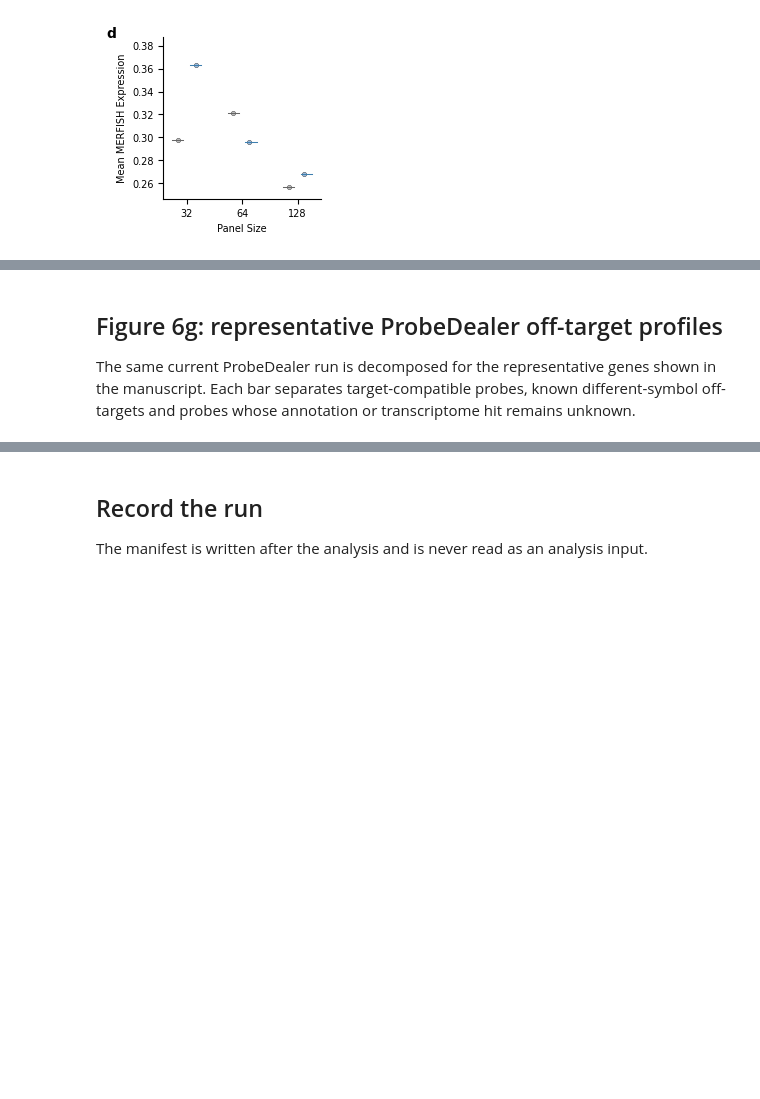
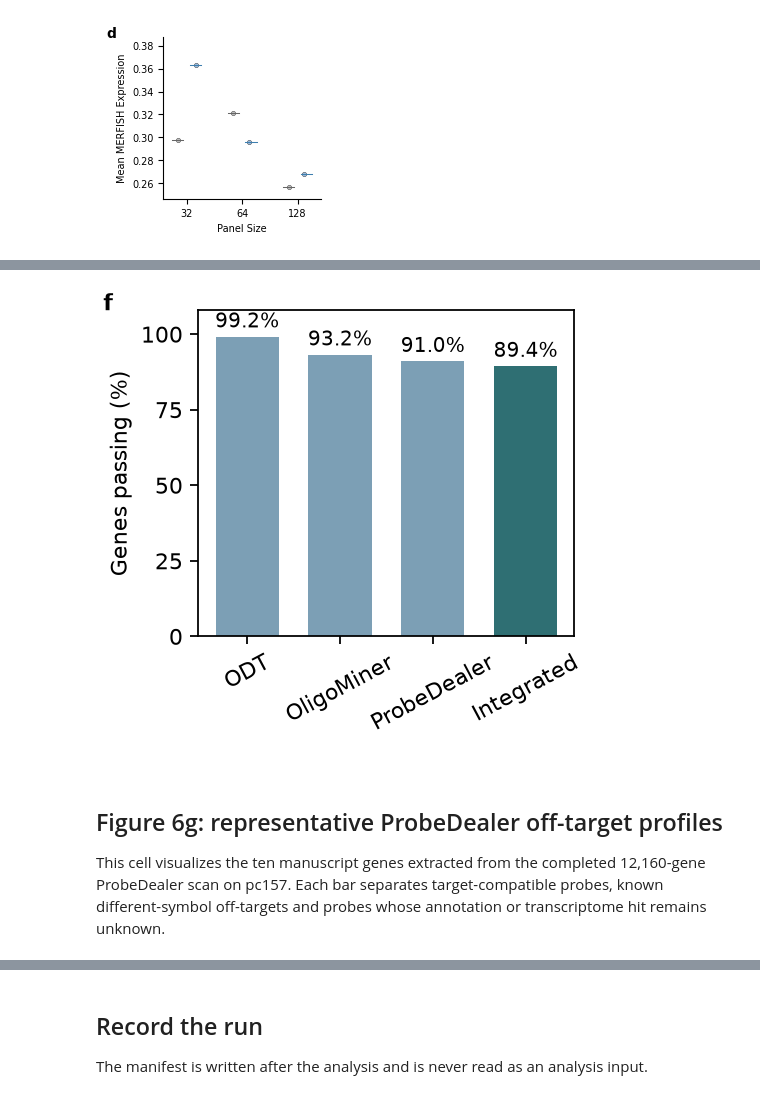
Before and after one commit to fym0503/SMITH, a Jupyter notebook: docs/source/tutorials/notebooks/agent_section/05_SMITH_Agent_Evaluation_executed.ipynb, the cells around one changed output, grey strips where cells are left out. Cells and saved outputs as stored; diff of their text form; code cells hidden in the pictures; blank space fills up the shorter version.

Commit message:
Visualize completed Agent probe results

```diff
--- a/docs/source/tutorials/notebooks/agent_section/05_SMITH_Agent_Evaluation_executed.ipynb
+++ b/docs/source/tutorials/notebooks/agent_section/05_SMITH_Agent_Evaluation_executed.ipynb
@@ -103,7 +99,7 @@ agent_plan = [
     {"skill": "panel_optimization", "tool": "run_smith_selection", "status": "completed"},
     {"skill": "reference_retrieval", "tool": "aggregate_reference_panel_ranks", "status": "completed"},
     {"skill": "evaluation", "tool": "evaluate_cross_dataset_panel", "status": "completed"},
-    {"skill": "feasibility_filtering", "tool": "run_three_backend_feasibility", "status": "preflight"},
+    {"skill": "feasibility_filtering", "tool": "visualize_reference_probe_results", "status": "reference"},
 ]
 
 source_run = run_smith(
@@ -111,15 +107,6 @@ source_run = run_smith(
     tasks="recon,cls", task_name="liver_source_seed1", panel_size=128,
     epochs=EPOCHS, device=DEVICE, seed=1, batch_size=128,
     sampling_strategy="celltype", force=True, include_in_memory=True,
-)
-# Figure 6f-g uses the complete CellxGene liver candidate universe.
-source_probe_ranking = rank_genes_from_adata_loaded(
-    source_probe_raw, dataset_id="cellxgene_liver_scrna",
-    data_role="source_scrna_probe_feasibility", symbol_column="feature_name",
-    max_cells=int(os.environ.get("SMITH_TUTORIAL_RANK_MAX_CELLS", "50000")),
-    seed=1, min_detection_rate=0.01, expression_weight=0.20,
-    variability_weight=0.30, detection_weight=0.10, spatial_weight=0.0,
-    hvg_weight=0.40,
 )
 reference_runs = []
 for name, reference in (("PSC011_C1_visium", ref_a), ("WSSS_F_IMMsp9838712", ref_b)):
@@ -228,29 +215,34 @@ The manuscript evaluates the complete ranked liver scRNA candidate universe, rat
 # %%
-probe_analysis = run_probe_feasibility_loaded(
-    source_probe_ranking,
-    CASE_OUTPUT / "probe_feasibility",
-    project_root=ROOT,
-    species="homo_sapiens",
-    human_reference_dir=os.environ.get("SMITH_HUMAN_REFERENCE_DIR"),
-    gene_metadata_h5ad=paths["agent/liver_merfish/cellxgene_liver_scrna.h5ad"],
-    max_genes=12160,
-    force=True,
-)
-pass_rates = probe_analysis["pass_rates"]
+probe_reference_root = ROOT / "reproducibility/reference_outputs"
+gate_summary = pd.read_csv(probe_reference_root / "agent_full_tool_pass_summary.tsv", sep="\t")
+gate_names = {
+    "ODT_property_ge20": "ODT",
+    "OligoMiner_geneaware_specific_ge10": "OligoMiner",
+    "ProbeDealer_target_final_ge20": "ProbeDealer",
+    "three_tool_feasibility": "Integrated",
+}
+pass_rates = gate_summary.loc[gate_summary["gate"].isin(gate_names)].copy()
+pass_rates["tool"] = pass_rates["gate"].map(gate_names)
+pass_rates["pass_percent"] = pass_rates["pass_count"] / pass_rates["total_count"] * 100
+pass_rates["tool"] = pd.Categorical(pass_rates["tool"], list(gate_names.values()), ordered=True)
+pass_rates = pass_rates.sort_values("tool")
+pass_rates.to_csv(FIGURE_DATA / "figure6_f_pass_rates.tsv", sep="\t", index=False)
 figure, axis = plt.subplots(figsize=(3.05, 3.0), facecolor="white")
 axis.bar(pass_rates["tool"], pass_rates["pass_percent"], color=["#7c9fb5", "#7c9fb5", "#7c9fb5", "#2f6f73"], width=0.68)
 for index, value in enumerate(pass_rates["pass_percent"]):
     axis.text(index, value + 1.5, f"{value:.1f}%", ha="center", va="bottom", fontsize=9)
 axis.set_ylabel("Genes passing (%)")
-axis.set_ylim(0, 105)
+axis.set_ylim(0, 108)
 axis.set_yticks([0, 25, 50, 75, 100])
 axis.tick_params(axis="x", labelrotation=28)
 figure.text(0.015, 0.985, "f", ha="left", va="top", fontsize=10, weight="bold")
 figure.subplots_adjust(left=0.21, right=0.98, bottom=0.27, top=0.95)
 display(figure)
 plt.close(figure)
+# %% [output]
+[figure, added]
 # %% [markdown]
 ## Figure 6g: representative ProbeDealer off-target profiles
 
-The same current ProbeDealer run is decomposed for the representative genes shown in the manuscript. Each bar separates target-compatible probes, known different-symbol off-targets and probes whose annotation or transcriptome hit remains unknown.
+This cell visualizes the ten manuscript genes extracted from the completed 12,160-gene ProbeDealer scan on pc157. Each bar separates target-compatible probes, known different-symbol off-targets and probes whose annotation or transcriptome hit remains unknown.
 # %%
```
Also changed, not shown: parts of 8 cells of this notebook, 6 other files.
